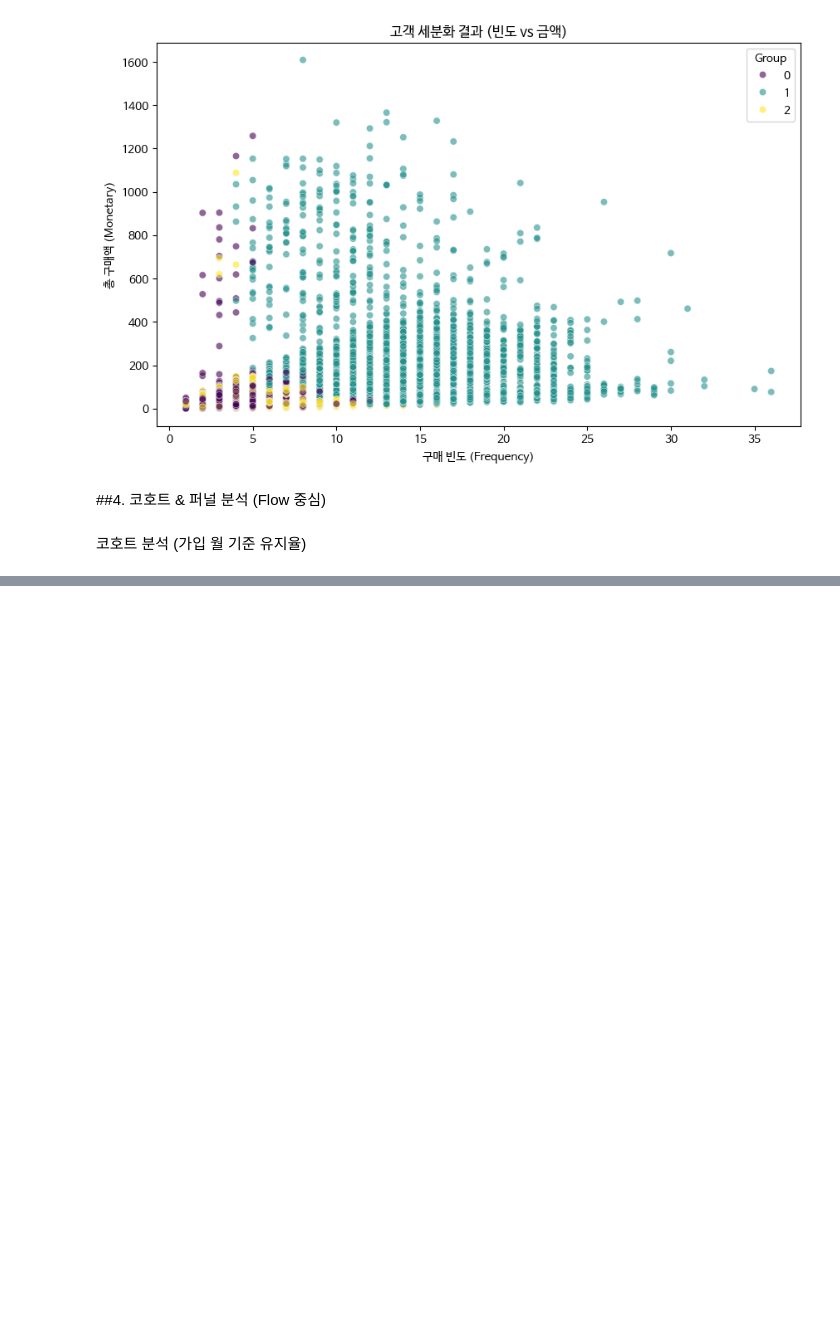
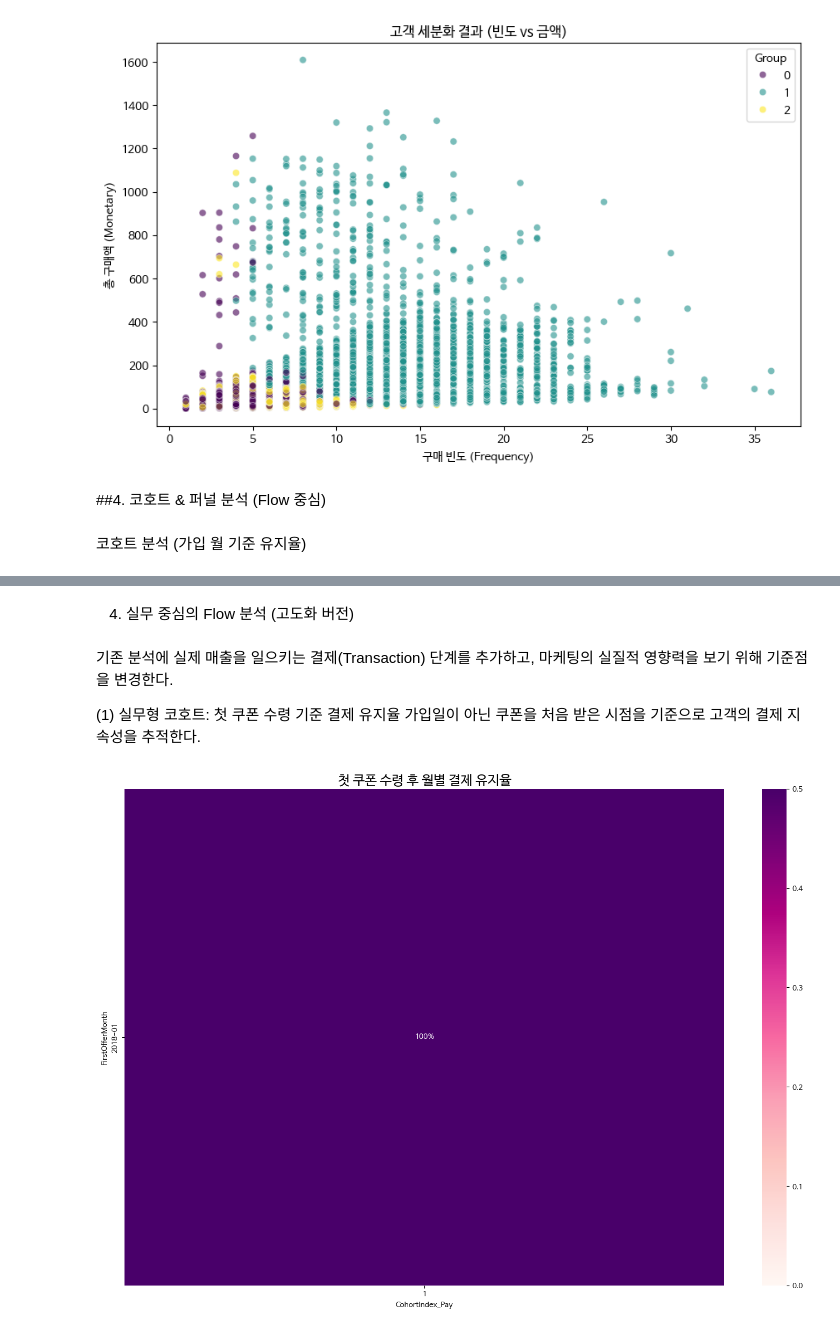
Before and after one commit to ary3120-droid/myproject, a Jupyter notebook: star0205.ipynb, the cells around one changed output, grey strips where cells are left out. Saved outputs shown, nothing was run; the diff lists cells and outputs as text; code cells hidden in the pictures; blank space fills up the shorter version.

```diff
--- a/star0205.ipynb
+++ b/star0205.ipynb
@@ -337,0 +307,31 @@ fig.show()
+# %% [markdown]
+4. 실무 중심의 Flow 분석 (고도화 버전)
+# %% [markdown]
+기존 분석에 실제 매출을 일으키는 결제(Transaction) 단계를 추가하고, 마케팅의 실질적 영향력을 보기 위해 기준점을 변경한다.
+
+(1) 실무형 코호트: 첫 쿠폰 수령 기준 결제 유지율
+가입일이 아닌 쿠폰을 처음 받은 시점을 기준으로 고객의 결제 지속성을 추적한다.
+# %%
+# 1-1. 고객별 첫 쿠폰 수령 월 계산
+first_offer = df_log[df_log['event'] == 'offer received'].groupby('person')['date'].min().reset_index()
+first_offer.columns = ['person', 'FirstOfferDate']
+first_offer['FirstOfferMonth'] = first_offer['FirstOfferDate'].dt.to_period('M')
+
+# 1-2. 데이터 병합 및 쿠폰 기준 인덱스 생성
+df_log_offer = pd.merge(df_log, first_offer[['person', 'FirstOfferMonth']], on='person', how='left')
+
+# 결제(transaction) 데이터만 필터링하여 리텐션 계산
+df_pay_only = df_log_offer[df_log_offer['event'] == 'transaction'].copy()
+df_pay_only['CohortIndex_Pay'] = get_month_diff(df_pay_only, 'OrderMonth', 'FirstOfferMonth')
+
+# 1-3. 매트릭스 생성 및 시각화
+pay_cohort = df_pay_only.groupby(['FirstOfferMonth', 'CohortIndex_Pay'])['person'].nunique().reset_index()
+pay_pivot = pay_cohort.pivot(index='FirstOfferMonth', columns='CohortIndex_Pay', values='person')
+pay_retention = pay_pivot.divide(pay_pivot.iloc[:, 0], axis=0)
+
+plt.figure(figsize=(18, 12))
+plt.title('첫 쿠폰 수령 후 월별 결제 유지율', fontsize=18)
+sns.heatmap(pay_retention, annot=True, fmt='.0%', cmap='RdPu', vmin=0, vmax=0.5)
+plt.show()
+# %% [output]
+[figure, added]
```
Also changed, not shown: parts of 14 cells of this notebook.
